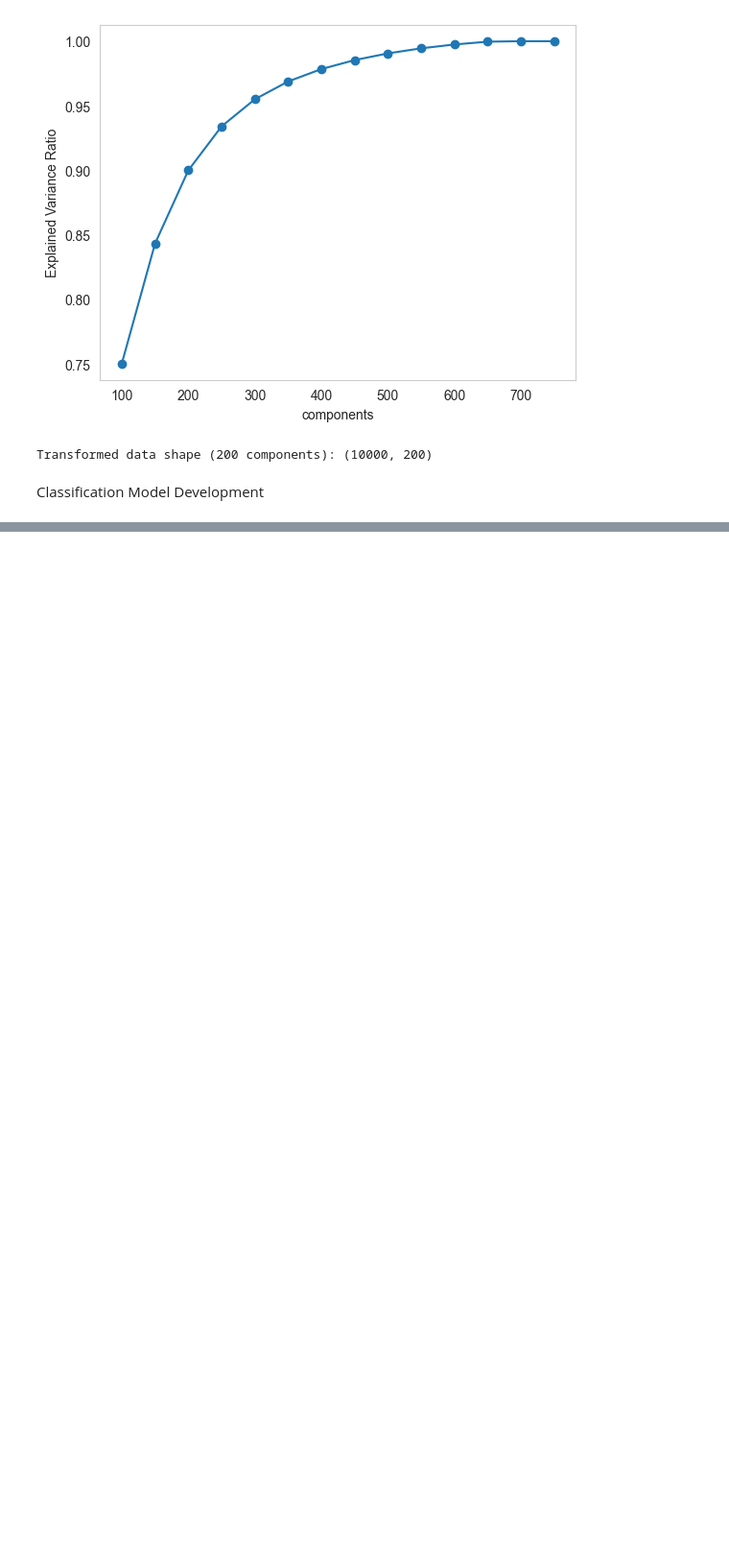
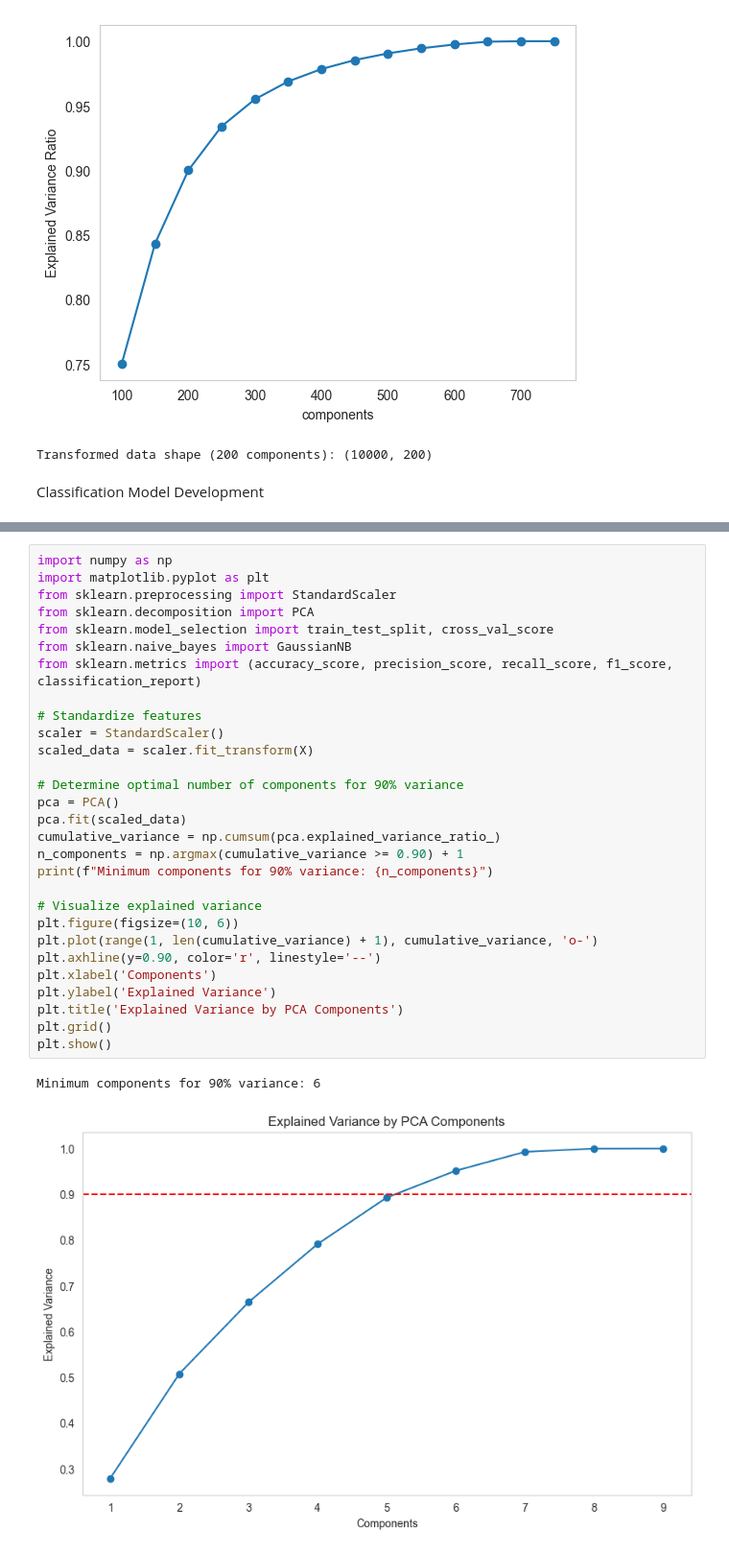
Before and after one commit to rukouuuu/datamining_midtermact, a Jupyter notebook: Activity_2/ILUMIN_PADSUYAN_M02.ipynb, the cells around one changed output, grey strips where cells are left out. Shown at 96% size. Drawn from its saved outputs; the diff is of its cells as text; blank space fills up the shorter version.

Commit message:
Added classification model development

```diff
--- a/Activity_2/ILUMIN_PADSUYAN_M02.ipynb
+++ b/Activity_2/ILUMIN_PADSUYAN_M02.ipynb
@@ -171,0 +244,32 @@ Classification Model Development
+# %%
+import numpy as np
+import matplotlib.pyplot as plt
+from sklearn.preprocessing import StandardScaler
+from sklearn.decomposition import PCA
+from sklearn.model_selection import train_test_split, cross_val_score
+from sklearn.naive_bayes import GaussianNB
+from sklearn.metrics import (accuracy_score, precision_score, recall_score, f1_score, classification_report)
+
+# Standardize features
+scaler = StandardScaler()
+scaled_data = scaler.fit_transform(X)
+
+# Determine optimal number of components for 90% variance
+pca = PCA()
+pca.fit(scaled_data)
+cumulative_variance = np.cumsum(pca.explained_variance_ratio_)
+n_components = np.argmax(cumulative_variance >= 0.90) + 1
+print(f"Minimum components for 90% variance: {n_components}")
+
+# Visualize explained variance
+plt.figure(figsize=(10, 6))
+plt.plot(range(1, len(cumulative_variance) + 1), cumulative_variance, 'o-')
+plt.axhline(y=0.90, color='r', linestyle='--')
+plt.xlabel('Components')
+plt.ylabel('Explained Variance')
+plt.title('Explained Variance by PCA Components')
+plt.grid()
+plt.show()
+# %% [output]
+Minimum components for 90% variance: 6
+[figure, added]
```
Also changed, not shown: parts of 2 cells of this notebook.
